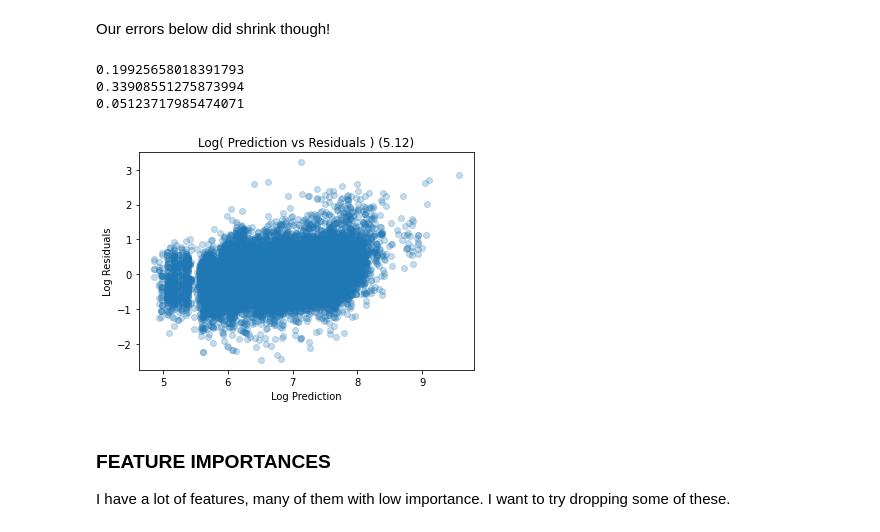
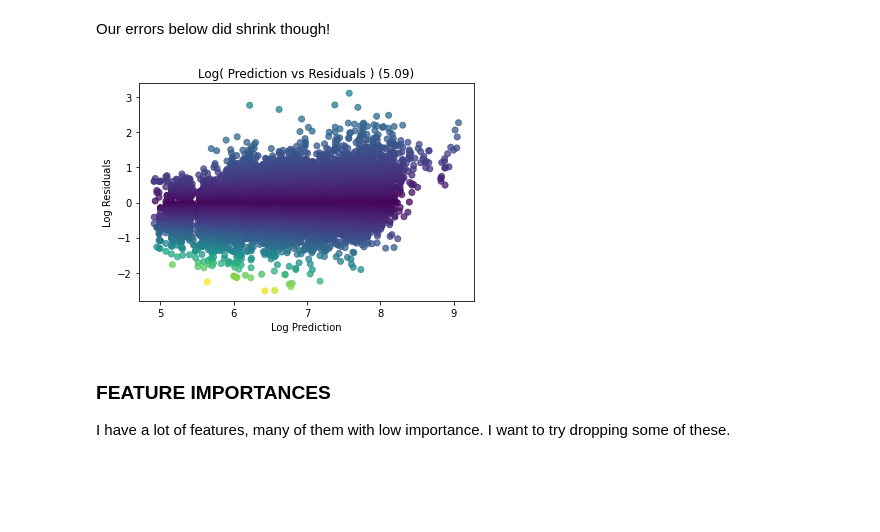
Before and after one commit to n-sweep/galvanize_capstone_2, a Jupyter notebook: exploration.ipynb, the cells around one changed output. Saved outputs shown, nothing was run; the diff lists cells and outputs as text; code cells hidden in the pictures; blank space fills up the shorter version.

```diff
--- a/exploration.ipynb
+++ b/exploration.ipynb
@@ -377,23 +399,15 @@ Our errors below did shrink though!
 # %%
-pred = rf.predict(X_test)
-residuals = y_test - pred
-mse = mean_squared_error(y_test, pred)
-mae = mean_absolute_error(y_test, pred)
-mape = mean_absolute_percentage_error(y_test, pred)
-print(mse)
-print(mae)
-print(mape)
+abs_percent_error = np.abs(y_test - pred)/y_test
+mape = np.mean(abs_percent_error)
+a_sort = abs_percent_error.argsort()
 fig, ax = plt.subplots()
-ax.scatter(pred, residuals, alpha=0.25)
+ax.scatter(pred[a_sort], residuals.iloc[a_sort], alpha=0.75, c=abs_percent_error.iloc[a_sort])
 ax.set_title(f'Log( Prediction vs Residuals ) ({round(mape*100, 2)})')
 ax.set_xlabel('Log Prediction')
 ax.set_ylabel('Log Residuals')
 plt.show()
 # %% [output]
-0.19925658018391793
-0.33908551275873994
-0.05123717985474071
-[figure, old version]
+[figure, new version]
 # %% [markdown]
 ### FEATURE IMPORTANCES
 I have a lot of features, many of them with low importance. I want to try dropping some of these.
```
Also changed, not shown: parts of 25 cells of this notebook, 2 other files.
